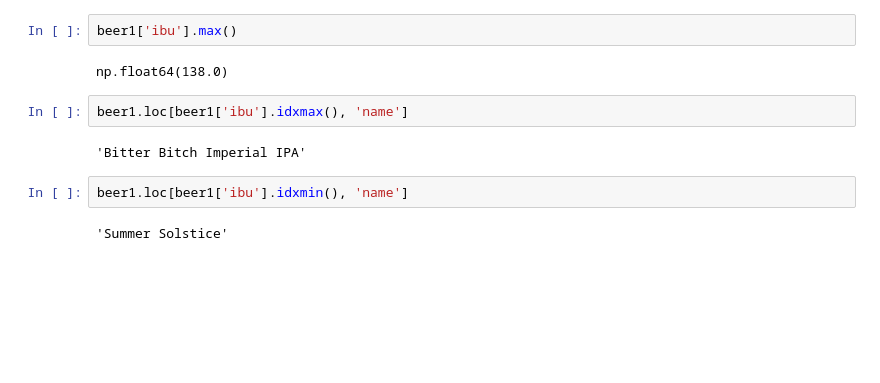
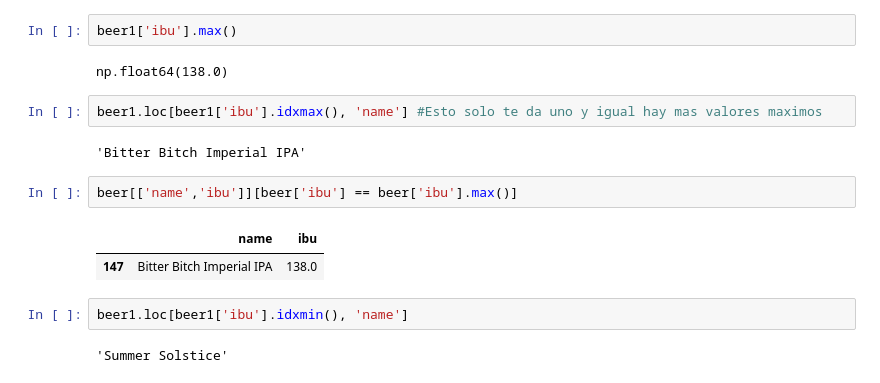
Before and after one commit to rou-tz/2026-02-BILBAO-FT-Data-Science, a Jupyter notebook: 2-Data_Analysis/2-Pandas/Practica/6-Beers/birras_repaso_Ruben.ipynb, the cells around one changed output. Drawn from its saved outputs; the diff is of its cells as text; blank space fills up the shorter version.

```diff
--- a/2-Data_Analysis/2-Pandas/Practica/6-Beers/birras_repaso_Ruben.ipynb
+++ b/2-Data_Analysis/2-Pandas/Practica/6-Beers/birras_repaso_Ruben.ipynb
@@ -221,9 +217,14 @@ beer1['ibu'].max()
 # %% [output]
 np.float64(138.0)
 # %%
-beer1.loc[beer1['ibu'].idxmax(), 'name']
+beer1.loc[beer1['ibu'].idxmax(), 'name'] #Esto solo te da uno y igual hay mas valores maximos
 # %% [output]
 'Bitter Bitch Imperial IPA'
+# %%
+beer[['name','ibu']][beer['ibu'] == beer['ibu'].max()]
+# %% [output]
+|  | name | ibu |
+| 147 | Bitter Bitch Imperial IPA | 138.0 |
 # %%
 beer1.loc[beer1['ibu'].idxmin(), 'name']
 # %% [output]
```
Also changed, not shown: parts of 8 cells of this notebook, 2 other files.
